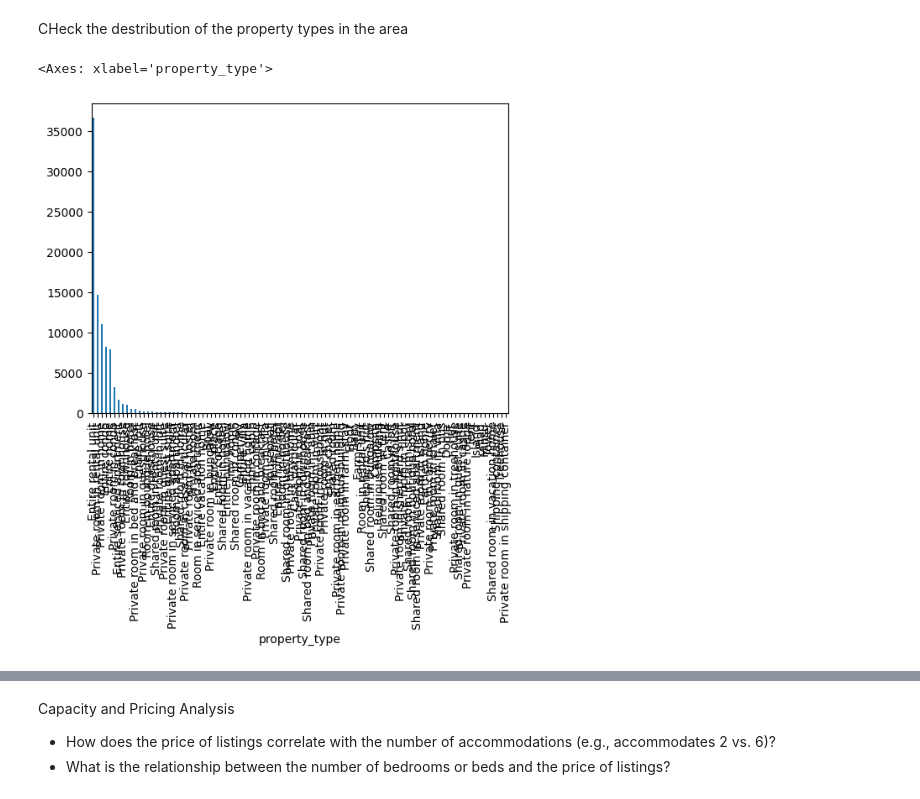
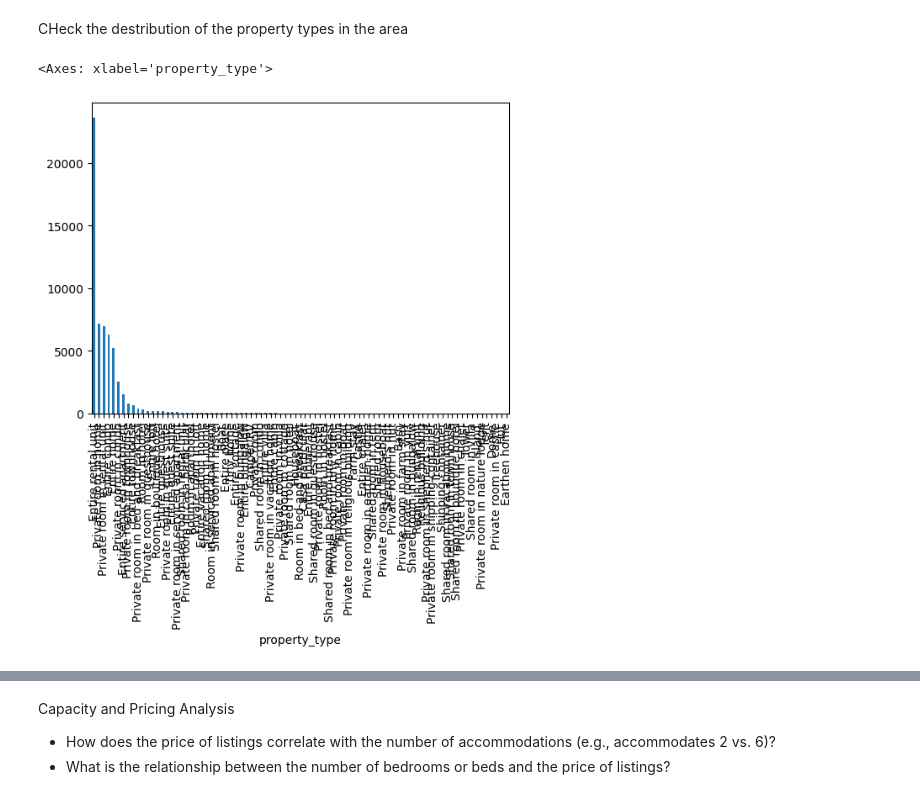
Before and after one commit to SammyGIS/airbnb-spatial-analysis, a Jupyter notebook: airbnb-spatial-analysis.ipynb, the cells around one changed output, grey strips where cells are left out. Drawn from its saved outputs; the diff is of its cells as text; code cells hidden in the pictures.

Commit message:
chore: explore airbnb dataset

```diff
--- a/airbnb-spatial-analysis.ipynb
+++ b/airbnb-spatial-analysis.ipynb
@@ -588,10 +949,10 @@ Name: count, Length: 866, dtype: int64
 # %% [markdown]
 CHeck the destribution of the property types in the area
 # %%
-airbnb_list['property_type'].value_counts().plot(kind="bar")
+airbnb_listing_df['property_type'].value_counts().plot(kind="bar")
 # %% [output]
 <Axes: xlabel='property_type'>
-[figure, old version]
+[figure, new version]
 # %%
 ## check the price distubiton usning histogram
 # Set up the figure size
```
Also changed, not shown: parts of 84 cells of this notebook, 1 other file.
